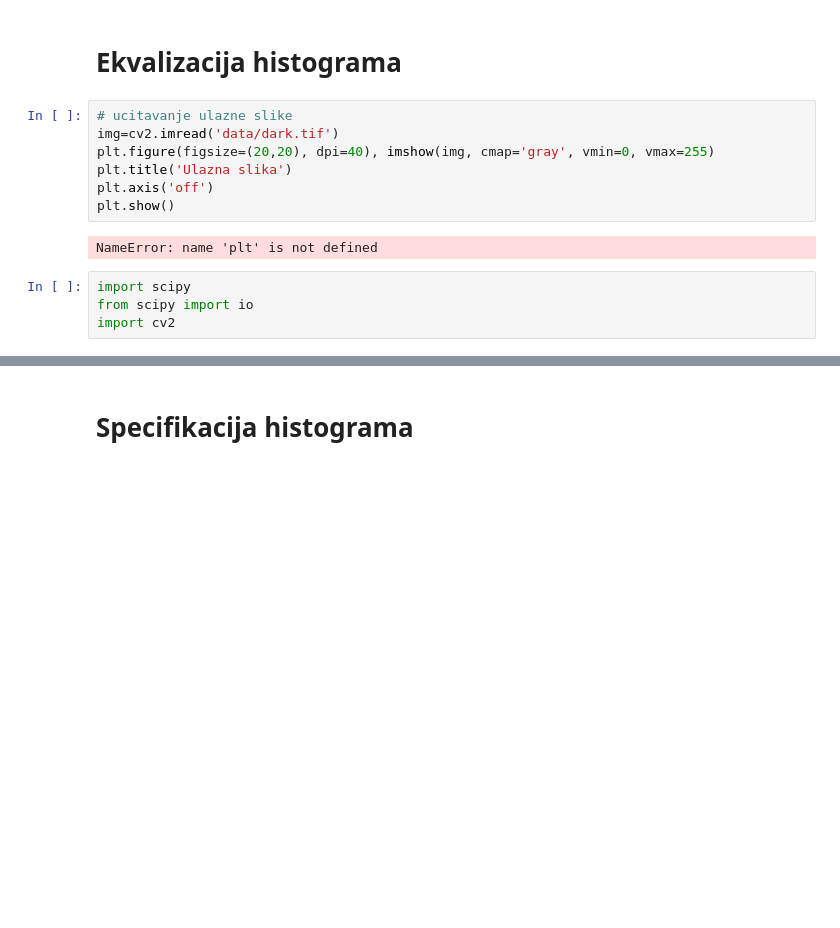
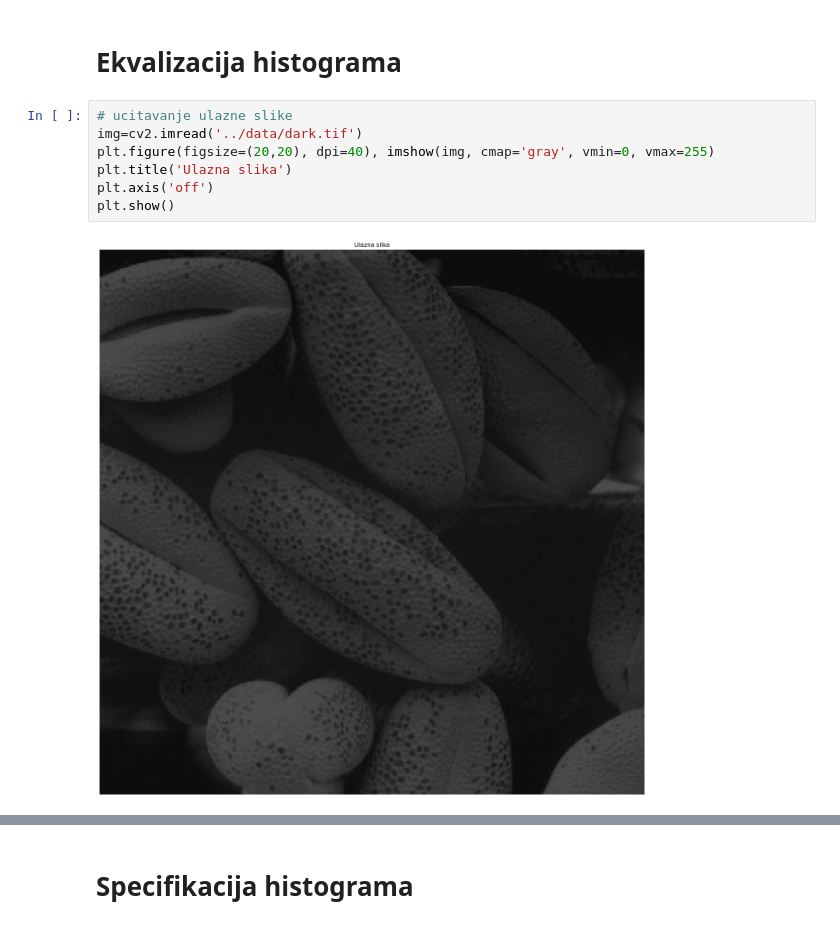
Before and after one commit to janamitrovic1/Promena-palete-scene, a Jupyter notebook: predavanja/p1-3-popravka-kontrasta.ipynb, the cells around one changed output, grey strips where cells are left out. Cells and saved outputs as stored; diff of their text form; blank space fills up the shorter version.

```diff
--- a/predavanja/p1-3-popravka-kontrasta.ipynb
+++ b/predavanja/p1-3-popravka-kontrasta.ipynb
@@ -279,17 +272,13 @@ def plot_img_and_hist(image, axes, bins=256):
 # Ekvalizacija histograma
 # %%
 # ucitavanje ulazne slike
-img=cv2.imread('data/dark.tif')
+img=cv2.imread('../data/dark.tif')
 plt.figure(figsize=(20,20), dpi=40), imshow(img, cmap='gray', vmin=0, vmax=255)
 plt.title('Ulazna slika')
 plt.axis('off')
 plt.show()
 # %% [output]
-NameError: name 'plt' is not defined
+[figure, added]
-# %%
-import scipy
-from scipy import io
-import cv2
 # %%
 #Ekvalizacija histograma
 img_eq =equalize_hist(img)
```
Also changed, not shown: parts of 7 cells of this notebook, 2 other files.
